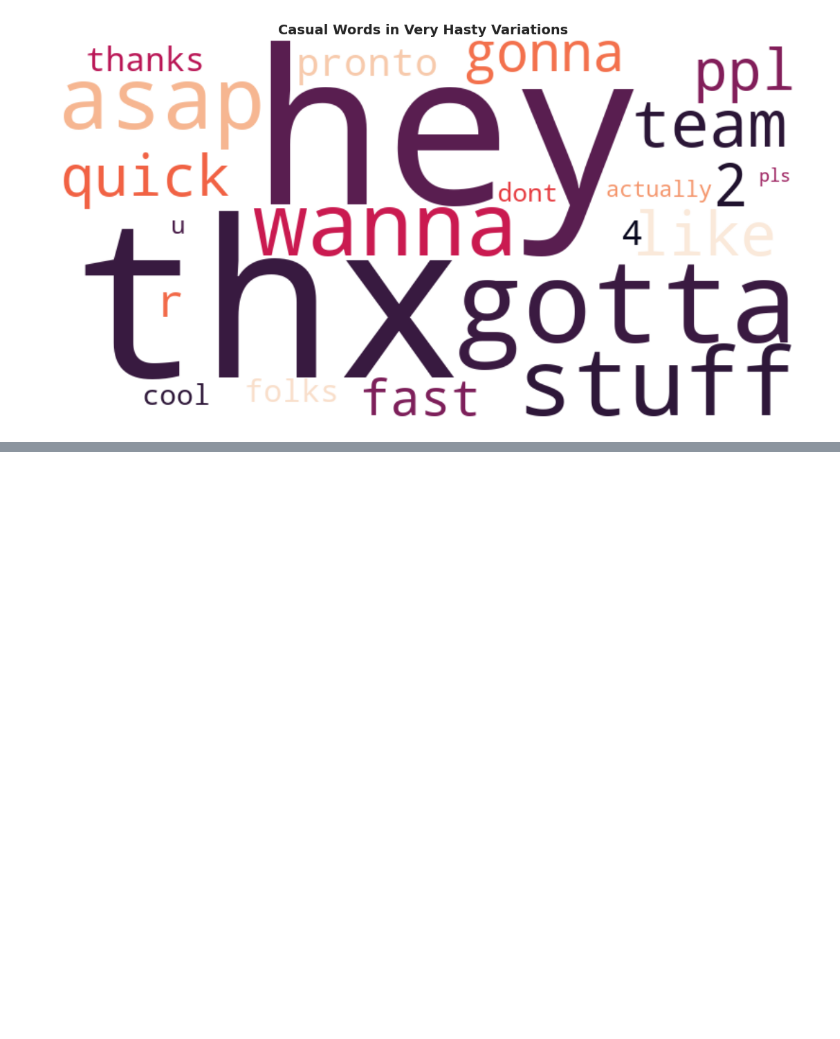
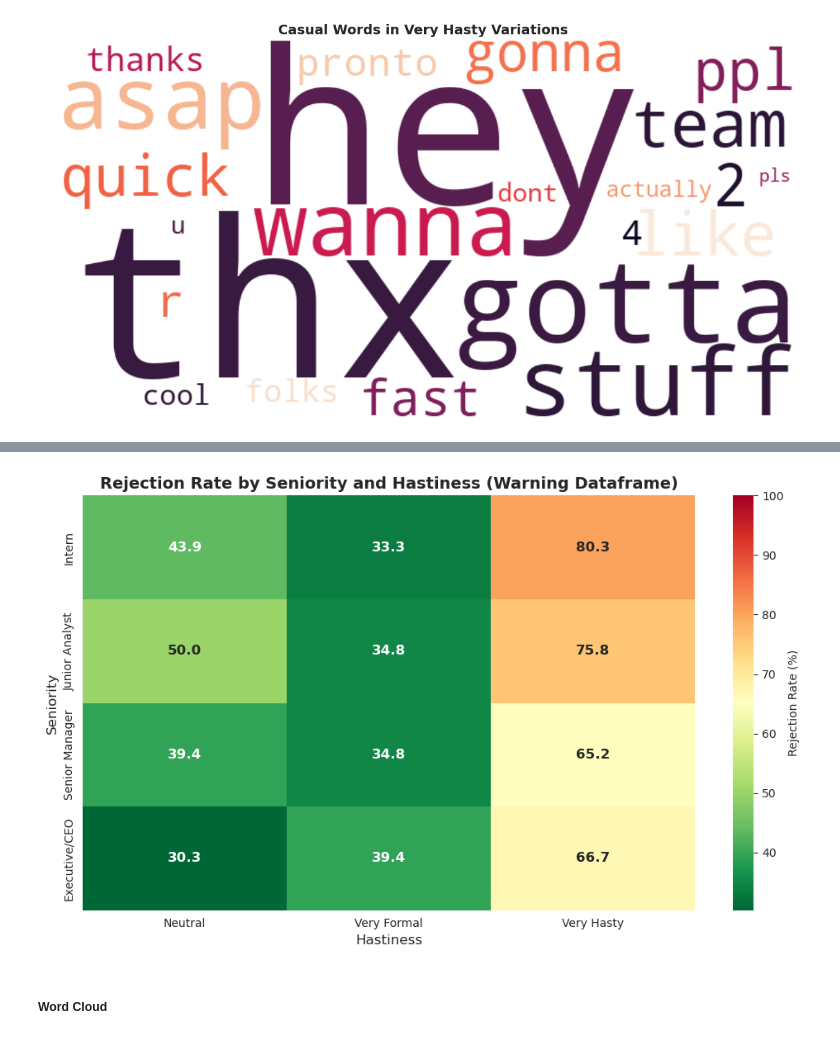
Before and after one commit to arwaguudle/AI-Data-Governance-Project, a Jupyter notebook: Automating-Data-Governance-main/variations_results/visulisation.ipynb, the cells around one changed output, grey strips where cells are left out. Saved outputs shown, nothing was run; the diff lists cells and outputs as text; code cells hidden in the pictures; blank space fills up the shorter version.

```diff
--- a/Automating-Data-Governance-main/variations_results/visulisation.ipynb
+++ b/Automating-Data-Governance-main/variations_results/visulisation.ipynb
@@ -367,0 +496,28 @@ plt.show()
+# %%
+
+seniority = ["Intern", "Junior Analyst", "Senior Manager", "Executive/CEO"]
+hastiness = ["Neutral", "Very Formal", "Very Hasty"]
+
+warning_rejection_pivot = 100 - warning_pivot
+
+plt.figure(figsize=(10, 6))
+sns.heatmap(
+    warning_rejection_pivot,
+    annot=True,
+    fmt='.1f',
+    cmap='RdYlGn_r',
+    vmax=100,
+    xticklabels=hastiness,
+    yticklabels=seniority,
+    cbar_kws={'label': 'Rejection Rate (%)'},
+    annot_kws={'size': 12, 'weight': 'bold'}
+)
+plt.title('Rejection Rate by Seniority and Hastiness (Warning Dataframe)', fontsize=14, fontweight='bold')
+plt.xlabel('Hastiness', fontsize=12)
+plt.ylabel('Seniority', fontsize=12)
+plt.tight_layout()
+plt.show()
+# %% [output]
+[figure, added]
+# %% [markdown]
+##### Word Cloud
```
Also changed, not shown: parts of 17 cells of this notebook.
